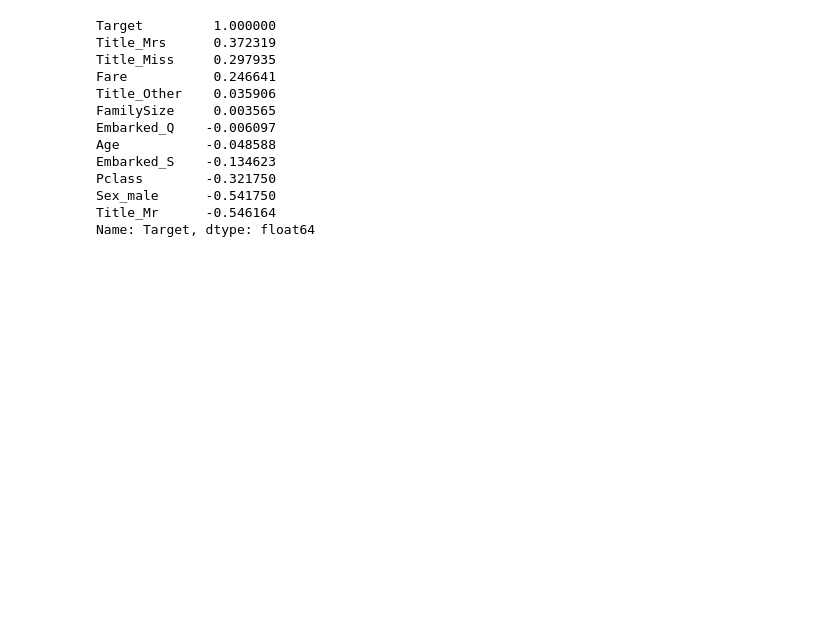
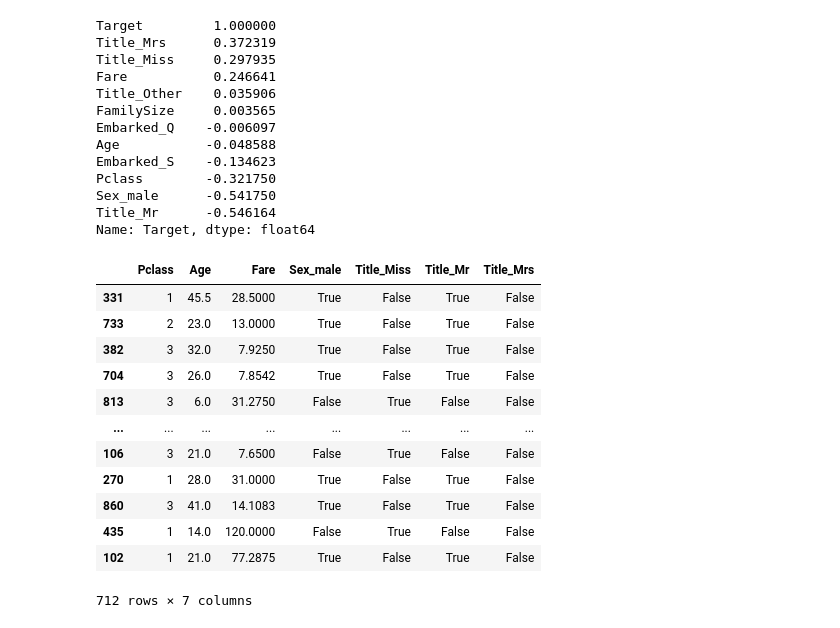
Before and after one commit to RahulArra/Machine-Learning, a Jupyter notebook: dataset1.ipynb, the cells around one changed output. Cells and saved outputs as stored; diff of their text form; code cells hidden in the pictures; blank space fills up the shorter version.

```diff
--- a/dataset1.ipynb
+++ b/dataset1.ipynb
@@ -277,3 +277,23 @@ Pclass        -0.321750
 Sex_male      -0.541750
 Title_Mr      -0.546164
 Name: Target, dtype: float64
+# %%
+to_drop = ['FamilySize', 'Embarked_Q', 'Embarked_S', 'Title_Other']
+X_train = X_train.drop(to_drop, axis=1)
+X_test = X_test.drop(to_drop, axis=1)
+# %%
+X_train
+# %% [output]
+|  | Pclass | Age | Fare | Sex_male | Title_Miss | Title_Mr | Title_Mrs |
+| 331 | 1 | 45.5 | 28.5000 | True | False | True | False |
+| 733 | 2 | 23.0 | 13.0000 | True | False | True | False |
+| 382 | 3 | 32.0 | 7.9250 | True | False | True | False |
+| 704 | 3 | 26.0 | 7.8542 | True | False | True | False |
+| 813 | 3 | 6.0 | 31.2750 | False | True | False | False |
+| ... | ... | ... | ... | ... | ... | ... | ... |
+| 106 | 3 | 21.0 | 7.6500 | False | True | False | False |
+| 270 | 1 | 28.0 | 31.0000 | True | False | True | False |
+| 860 | 3 | 41.0 | 14.1083 | True | False | True | False |
+| 435 | 1 | 14.0 | 120.0000 | False | True | False | False |
+| 102 | 1 | 21.0 | 77.2875 | True | False | True | False |
+712 rows × 7 columns
```
Also changed, not shown: parts of 4 cells of this notebook.
